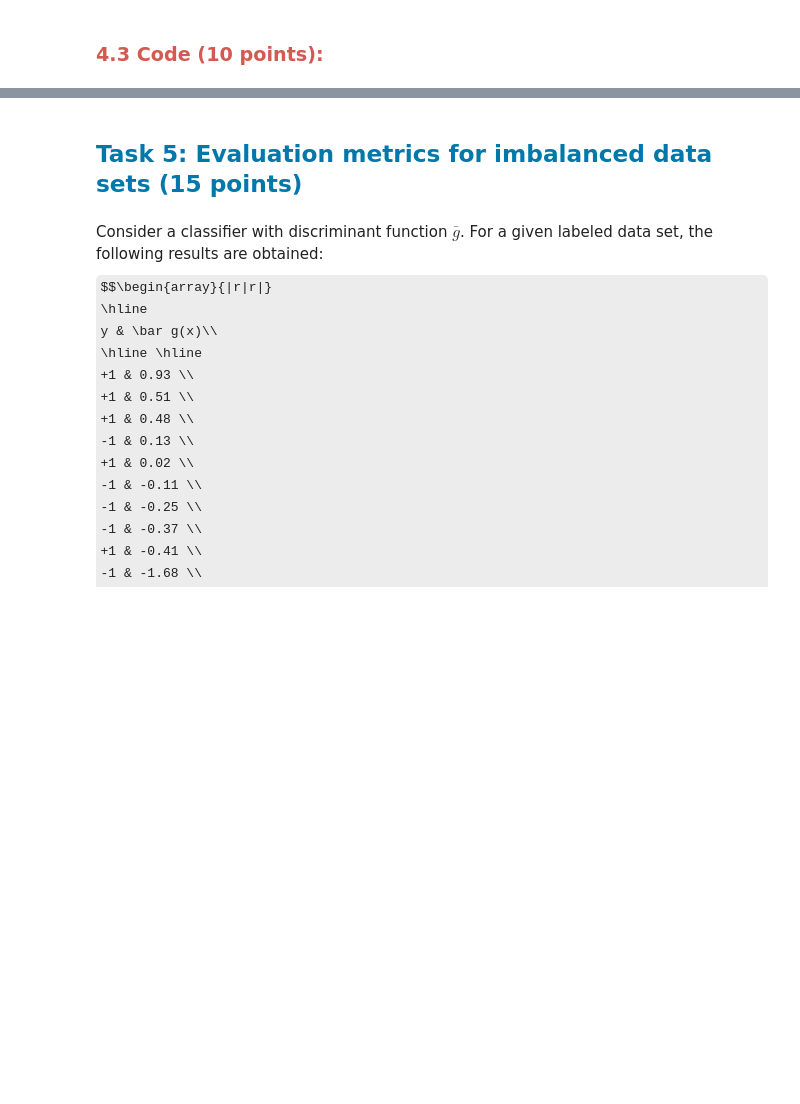
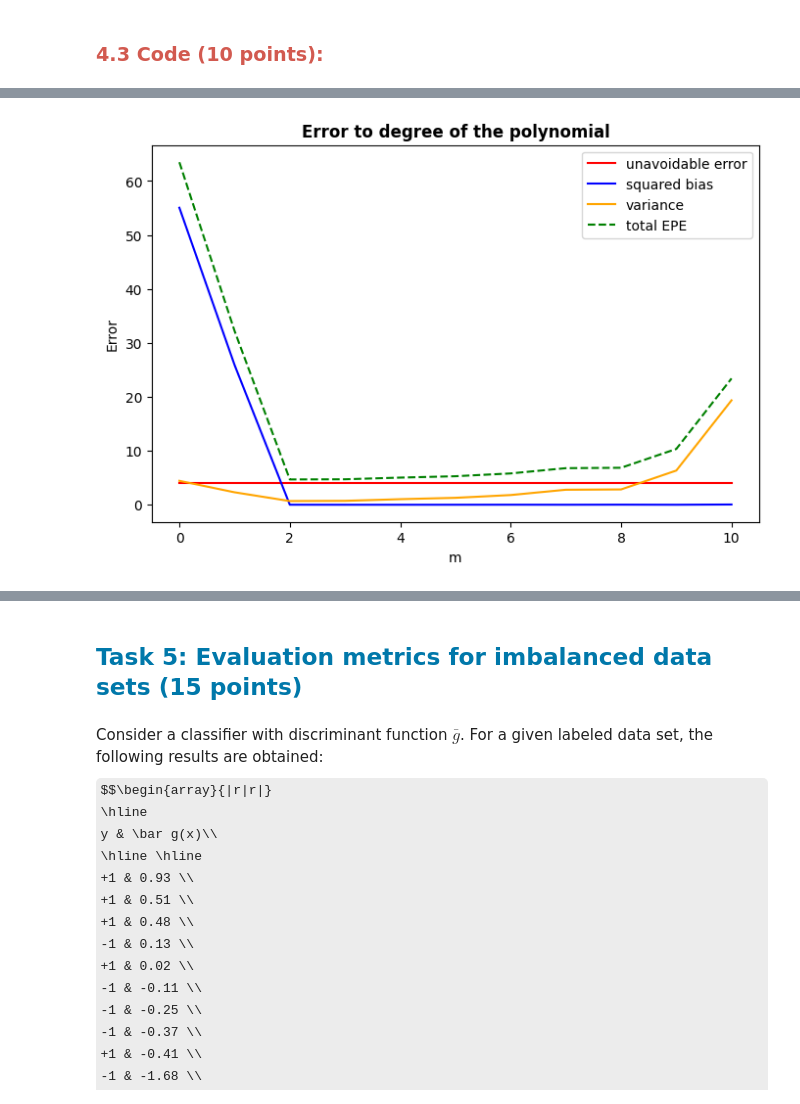
Before and after one commit to StefanHaslhofer/MachineLearningSupervised, a Jupyter notebook: Assignment2/Assignment_2_StefanHaslhofer_11908757.ipynb, the cells around one changed output, grey strips where cells are left out. Drawn from its saved outputs; the diff is of its cells as text; code cells hidden in the pictures; some formulas as TeX source; blank space fills up the shorter version.

```diff
--- a/Assignment2/Assignment_2_StefanHaslhofer_11908757.ipynb
+++ b/Assignment2/Assignment_2_StefanHaslhofer_11908757.ipynb
@@ -591,6 +605,12 @@ def bias_var(X_train,y_train,M,k,func):
     variance = []
 
     # your code goes here ↓↓↓
+    for m_i in range(M):
+        y_pred = []
+        for k_i in range(k):
+            y_pred.append(pol_reg_pred(X_train[k_i], y_train[k_i], x0, m_i + 1))
+        sqbias.append((func(x0[0]) - np.mean(y_pred))** 2)
+        variance.append(np.mean((y_pred - np.mean(y_pred))** 2))
 
     return (sqbias,variance)
 # %%
@@ -652,15 +692,15 @@ assert isinstance(fig, Figure)
 # %%
 # Visualize unavoidable error, squared bias, model variance and total EPE vs. m in [1,11]
-def plot4(M, sigma, bias, var):
+def plot4(M, sigmasq, biassq, var):
     """creates a plot for  unavoidable error, bias, variance and EPE vs. m in [1,11]
 
     Parameters
     ----------
     M    : int
         m is in [1,M]
-    sigma: float
+    sigmasq: float
         unavoidable error
-    bias : np.ndarray
+    biassq : np.ndarray
         squared bias
     var  : np.ndarray
         model variance
@@ -671,12 +711,23 @@ def plot4(M, sigma, bias, var):
     """
     fig4 = plt.figure(figsize=(8,5))
     # your code goes here ↓↓↓
+    plt.title('Error to degree of the polynomial', fontweight='bold')
+    plt.plot(range(M), np.full(M, sigmasq), c='r', label='unavoidable error')
+    plt.plot(range(M), biassq, c='b', label='squared bias')
+    plt.plot(range(M), var, color='orange', label='variance')
+    plt.plot(range(M), np.sum([biassq, var, np.full(M, sigmasq)], axis=0), c='g', label='total EPE', ls='--')
+    plt.xlabel("m")
+    plt.ylabel("Error")
+    plt.legend()
+    plt.show()
 
     return fig4
 # %%
 # Nothing to do here, just run the cell.
-fig4 = plot4(M, sigma, sqbias, variance)
-assert isinstance(fig, Figure)
+fig4 = plot4(M, sigmasq, sqbias, variance)
+assert isinstance(fig4, Figure)
+# %% [output]
+[figure, added]
 # %% [markdown]
 <h3 style="color:rgb(210,90,80)">4.4 Question (5 points):</h3>
 
```
Also changed, not shown: parts of 17 cells of this notebook, 1 other file.
